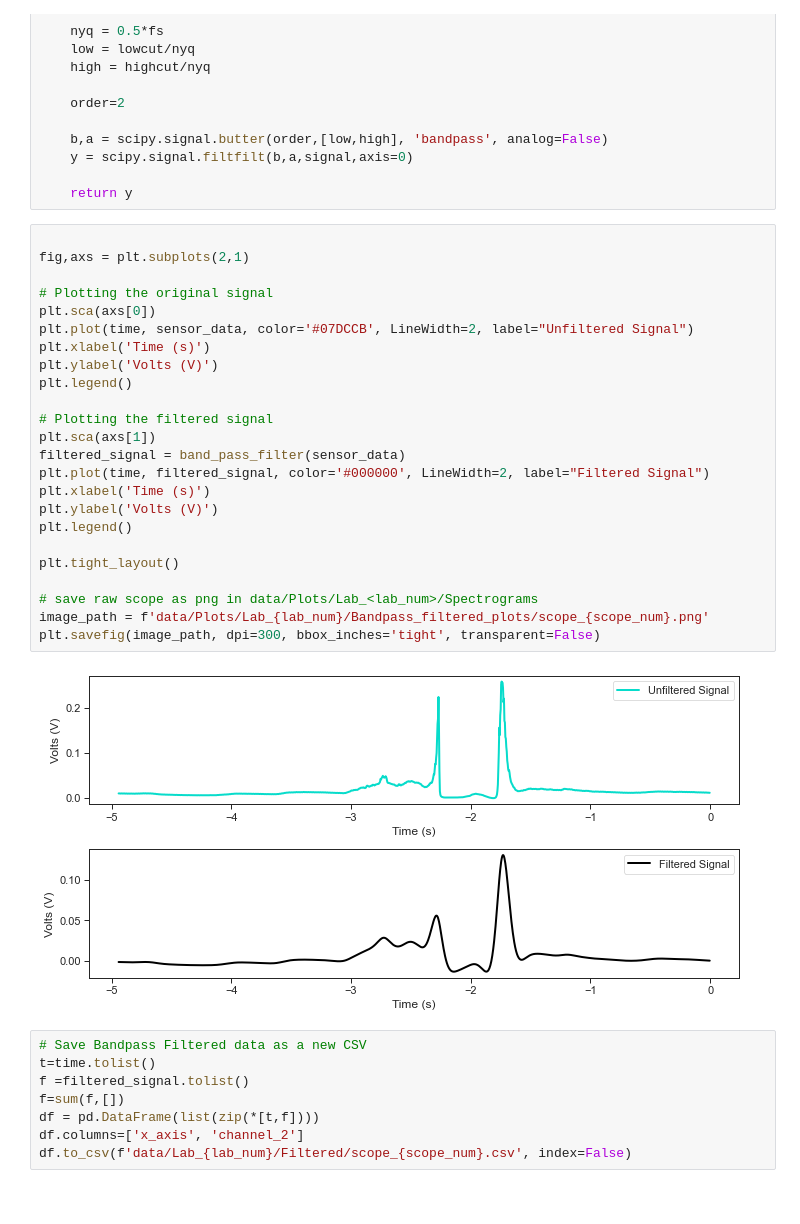
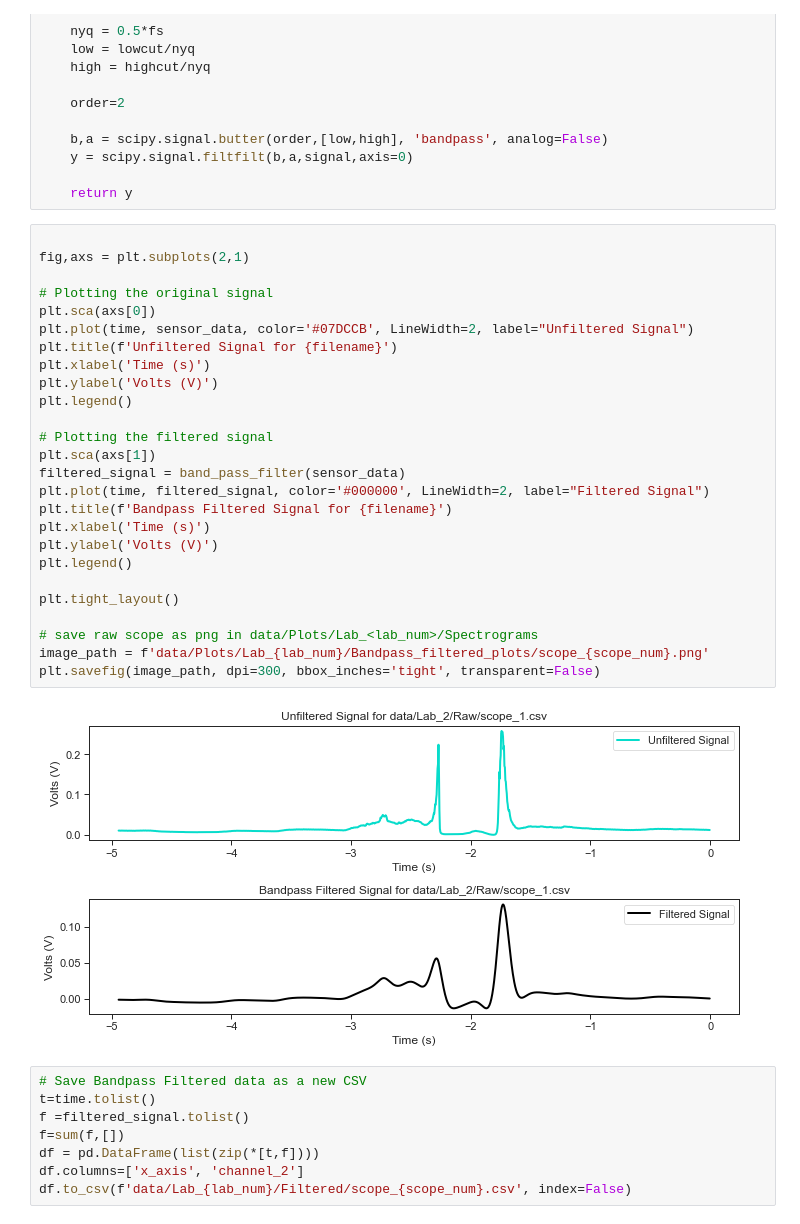
Before and after one commit to sutapa6/smart_wearable_tech, a Jupyter notebook: bandpass.ipynb, the cells around one changed output. Drawn from its saved outputs; the diff is of its cells as text.

Commit message:
feat: added titles to all bandpass plots

```diff
--- a/bandpass.ipynb
+++ b/bandpass.ipynb
@@ -59,29 +59,31 @@ def band_pass_filter(signal):
 # %%
 
 fig,axs = plt.subplots(2,1)
 
 # Plotting the original signal
 plt.sca(axs[0])
 plt.plot(time, sensor_data, color='#07DCCB', LineWidth=2, label="Unfiltered Signal")
+plt.title(f'Unfiltered Signal for {filename}')
 plt.xlabel('Time (s)')
 plt.ylabel('Volts (V)')
 plt.legend()
 
 # Plotting the filtered signal
 plt.sca(axs[1])
 filtered_signal = band_pass_filter(sensor_data)
 plt.plot(time, filtered_signal, color='#000000', LineWidth=2, label="Filtered Signal")
+plt.title(f'Bandpass Filtered Signal for {filename}')
 plt.xlabel('Time (s)')
 plt.ylabel('Volts (V)')
 plt.legend()
 
 plt.tight_layout()
 
 # save raw scope as png in data/Plots/Lab_<lab_num>/Spectrograms
 image_path = f'data/Plots/Lab_{lab_num}/Bandpass_filtered_plots/scope_{scope_num}.png'
 plt.savefig(image_path, dpi=300, bbox_inches='tight', transparent=False)
 # %% [output]
-[figure, old version]
+[figure, new version]
 # %%
 # Save Bandpass Filtered data as a new CSV
 t=time.tolist()
```
Also changed, not shown: parts of 1 cell of this notebook.
